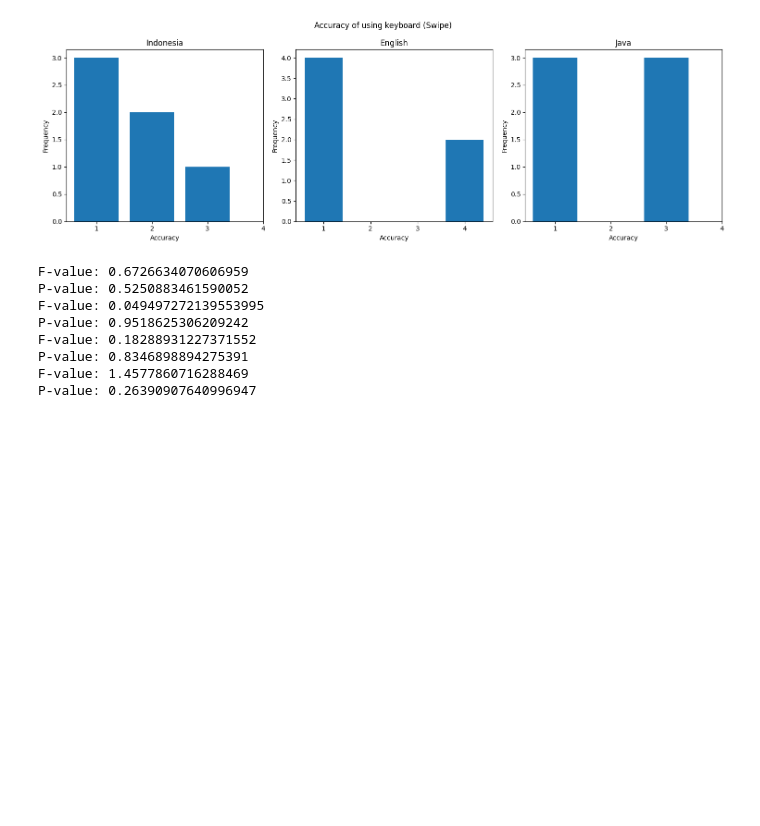
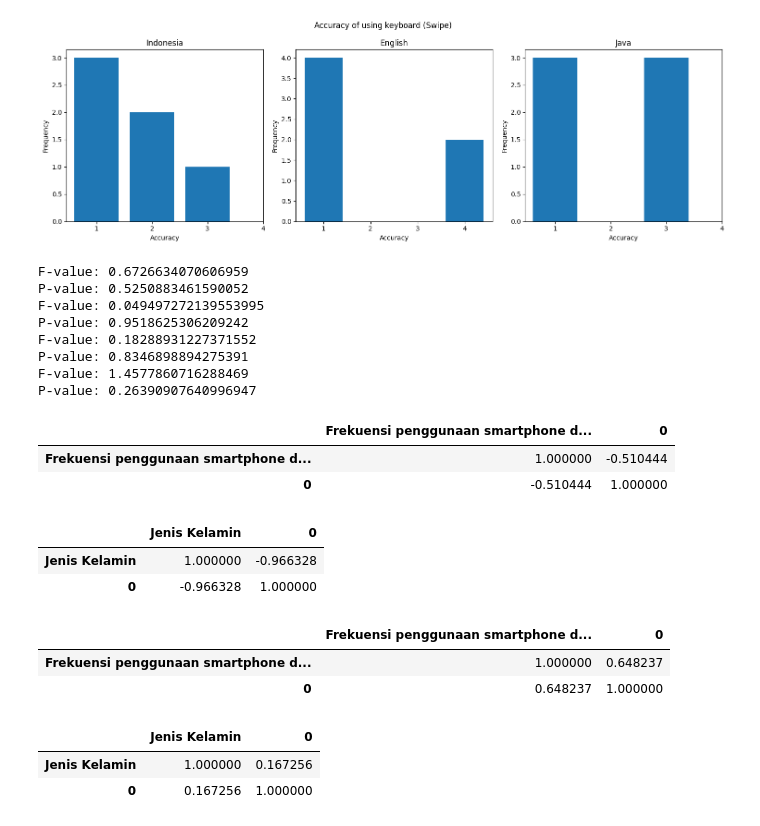
Before and after one commit to tdimk2023p/final-project-bahybintang, a Jupyter notebook: code/main.ipynb, the cells around one changed output. Drawn from its saved outputs; the diff is of its cells as text; code cells hidden in the pictures; blank space fills up the shorter version.

```diff
--- a/code/main.ipynb
+++ b/code/main.ipynb
@@ -294,3 +294,50 @@ F-value: 0.18288931227371552
 P-value: 0.8346898894275391
 F-value: 1.4577860716288469
 P-value: 0.26390907640996947
+# %%
+df_gender = df['Jenis Kelamin']
+df_frequency = df['Frekuensi penggunaan smartphone dalam sehari']
+# %%
+# Correlation between frequency and WPM in Indonesian (Non-Swipe)
+combined_indo_nswipe = pd.concat(
+    [df_frequency, df_indo_nswipe_wpm_mean], axis=1)
+combined_indo_nswipe['Frekuensi penggunaan smartphone dalam sehari'].replace(
+    {'Kurang dari 1 jam': 1, '1-2 jam': 2, '3-4 jam': 3, '5-6 jam': 4, '7-8 jam': 5, 'Lebih dari 8 jam': 6}, inplace=True)
+combined_indo_nswipe.corr()
+# %% [output]
+|  | Frekuensi penggunaan smartphone d... | 0 |
+| Frekuensi penggunaan smartphone d... | 1.000000 | -0.510444 |
+| 0 | -0.510444 | 1.000000 |
+# %%
+# Correlation between gender and WPM in Indonesian (Non-Swipe)
+combined_indo_nswipe = pd.concat(
+    [df_gender, df_indo_nswipe_wpm_mean], axis=1)
+combined_indo_nswipe['Jenis Kelamin'].replace(
+    {'Laki-laki': 1, 'Perempuan': 2}, inplace=True)
+combined_indo_nswipe.corr()
+# %% [output]
+|  | Jenis Kelamin | 0 |
+| Jenis Kelamin | 1.000000 | -0.966328 |
+| 0 | -0.966328 | 1.000000 |
+# %%
+# Correlation between frequency and WPM in English (Non-Swipe)
+combined_eng_nswipe = pd.concat(
+    [df_frequency, df_eng_nswipe_wpm_mean], axis=1)
+combined_eng_nswipe['Frekuensi penggunaan smartphone dalam sehari'].replace(
+    {'Kurang dari 1 jam': 1, '1-2 jam': 2, '3-4 jam': 3, '5-6 jam': 4, '7-8 jam': 5, 'Lebih dari 8 jam': 6}, inplace=True)
+combined_eng_nswipe.corr()
+# %% [output]
+|  | Frekuensi penggunaan smartphone d... | 0 |
+| Frekuensi penggunaan smartphone d... | 1.000000 | 0.648237 |
+| 0 | 0.648237 | 1.000000 |
+# %%
+# Correlation between gender and WPM in English (Non-Swipe)
+combined_eng_nswipe = pd.concat(
+    [df_gender, df_eng_nswipe_wpm_mean], axis=1)
+combined_eng_nswipe['Jenis Kelamin'].replace(
+    {'Laki-laki': 1, 'Perempuan': 2}, inplace=True)
+combined_eng_nswipe.corr()
+# %% [output]
+|  | Jenis Kelamin | 0 |
+| Jenis Kelamin | 1.000000 | 0.167256 |
+| 0 | 0.167256 | 1.000000 |
```
